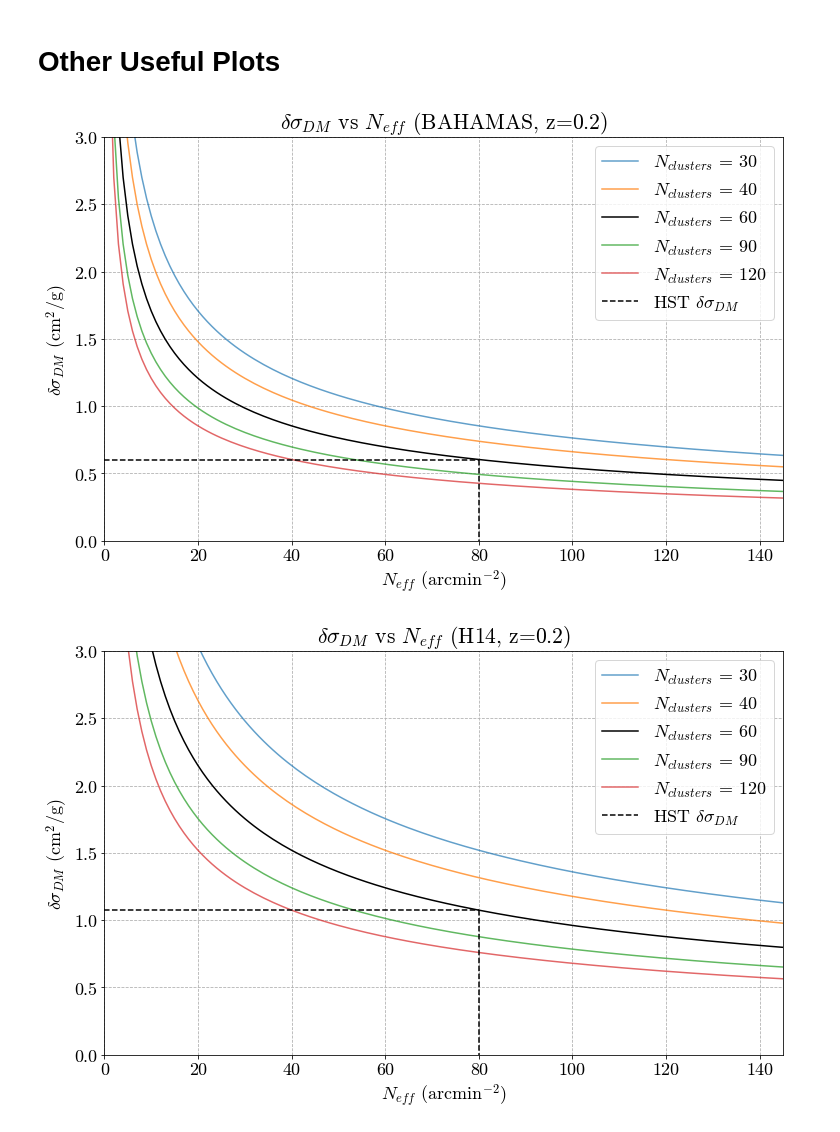
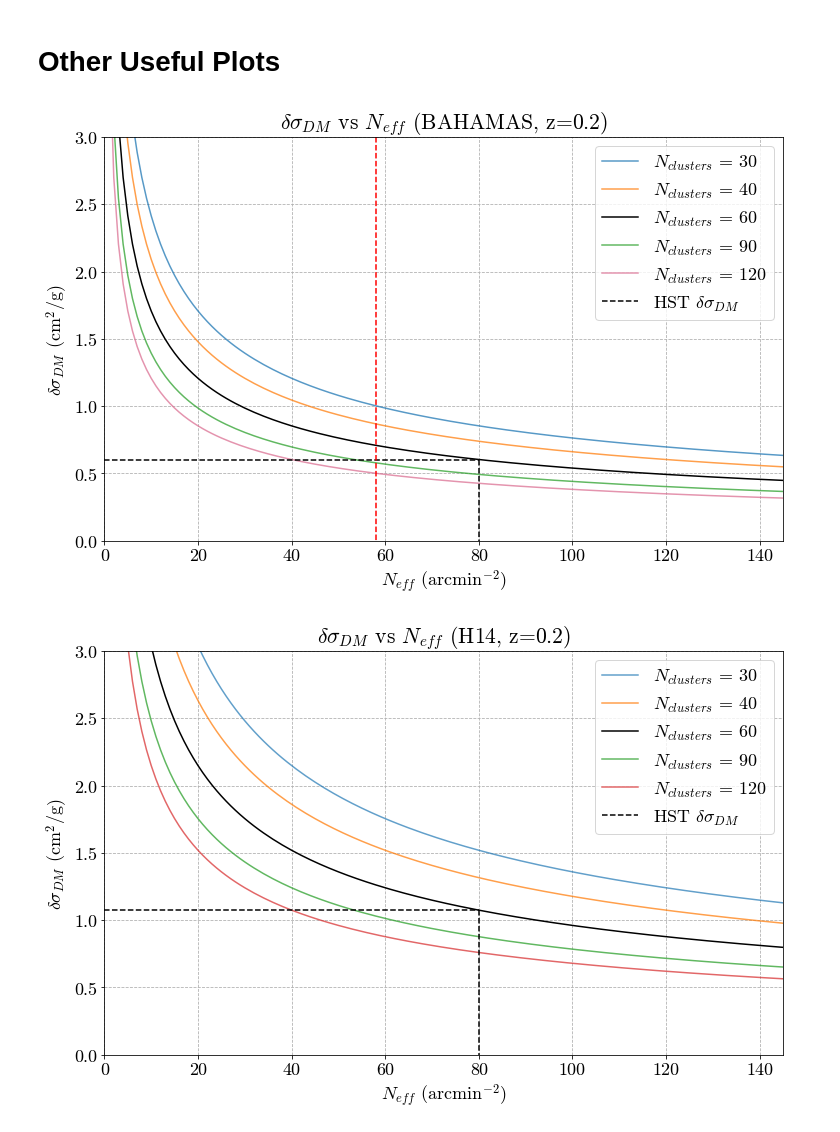
Before and after one commit to veome22/superbit_neff, a Jupyter notebook: sidm_uncertainty.ipynb, the cells around one changed output. Saved outputs shown, nothing was run; the diff lists cells and outputs as text; code cells hidden in the pictures.

```diff
--- a/sidm_uncertainty.ipynb
+++ b/sidm_uncertainty.ipynb
@@ -168,0 +263,6 @@ plt.show()
+# %%
+n_hst = 80 #arcmin^-2
+n_sb = 58 #arcmin^-2
+delta_i = 0.06
+delta_hst = 0.14 #for N = 80 arcmin^-2
+delta_sb = delta_bias(delta_i, delta_hst, n_hst, n_sb)
@@ -402,40 +700,45 @@ plt.show()
 # %% [markdown]
 # Other Useful Plots
 # %%
+n_hst = 80 #arcmin^-2
+n_sb_all = np.arange(1, 200, 1)
+
 plt.figure(figsize=(10,6))
 plt.grid(linestyle='--')
 plt.tight_layout(pad=0)
 
 a1 = 0.75
-a2 = 0.7
+a2 = 0.75
 
 plt.plot(n_sb_all, d_dm_sb_bahamas_all*np.sqrt(2), label="$N_{clusters}$ = 30", alpha = a2)
 plt.plot(n_sb_all, d_dm_sb_bahamas_all*np.sqrt(3/2), label="$N_{clusters}$ = 40", alpha = a1)
 plt.plot(n_sb_all, d_dm_sb_bahamas_all, label="$N_{clusters}$ = 60", color='k')
 plt.plot(n_sb_all, d_dm_sb_bahamas_all/np.sqrt(3/2), label="$N_{clusters}$ = 90", alpha = a1)
-plt.plot(n_sb_all, d_dm_sb_bahamas_all/np.sqrt(2), label="$N_{clusters}$ = 120", alpha = a2)
+plt.plot(n_sb_all, d_dm_sb_bahamas_all/np.sqrt(2), label="$N_{clusters}$ = 120", alpha = a2, color='palevioletred')
 
 # plt.fill_between(n_sb_all, d_dm_sb_bahamas_all*np.sqrt(3/2), d_dm_sb_bahamas_all/np.sqrt(3/2), alpha = 0.15, color='slateblue')
 # plt.fill_between(n_sb_all, d_dm_sb_bahamas_all*np.sqrt(2), d_dm_sb_bahamas_all/np.sqrt(2), alpha = 0.15, color='slateblue')
 
 
 plt.plot([0, n_hst], [d_dm_hst_bahamas, d_dm_hst_bahamas], 'k--', label='HST $\delta \\sigma_{DM}$')
 plt.plot([n_hst, n_hst], [d_dm_hst_bahamas, 0], 'k--')
+
+plt.plot([n_sb, n_sb], [3, 0], 'r--')
 
 
 plt.title("$\delta \\sigma_{DM}$ vs $N_{eff}$ (BAHAMAS, z=0.2)")
 plt.xlabel("$N_{eff}$ (arcmin$^{-2}$)")
 plt.ylabel("$\delta \\sigma_{DM}$ (cm$^2$/g)")
 plt.legend()
 plt.xlim(0, 145)
 plt.ylim(0, 3)
 
-# plt.savefig("delta_sigma_bahamas_n_clusters.png", bbox_inches='tight')
+# plt.savefig(DIRECTORY+"delta_sigma_bahamas_z2_n_clusters.png", bbox_inches='tight')
 
 
 plt.show()
 # %% [output]
-[figure, old version]
+[figure, new version]
 # %%
 plt.figure(figsize=(10,6))
 plt.grid(linestyle='--')
```
Also changed, not shown: parts of 29 cells of this notebook, 6 other files.
